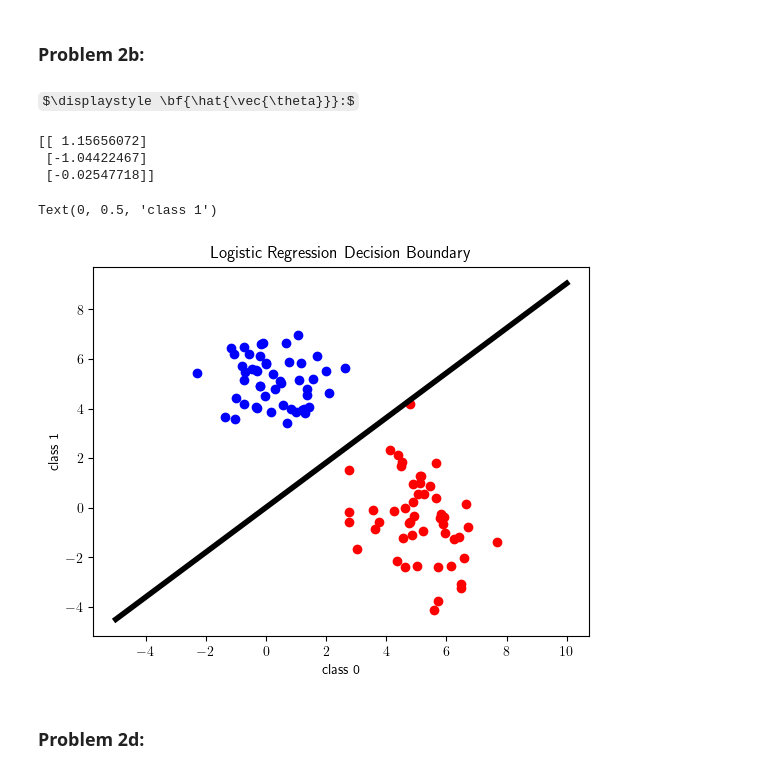
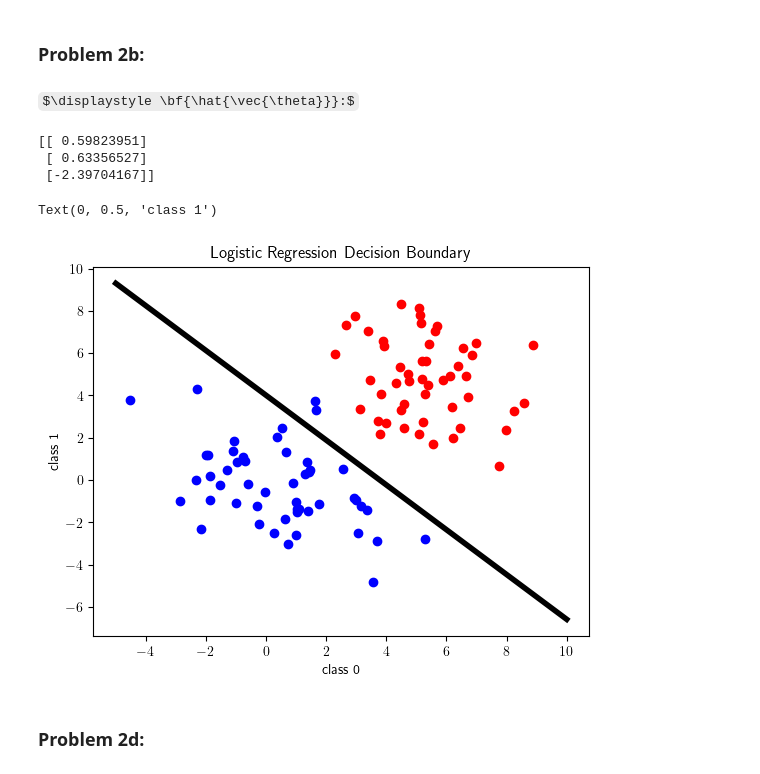
Before and after one commit to RichProgrammerEE/ECE524-Machine-Learning, a Jupyter notebook: hw4/hw4.ipynb, the cells around one changed output. Drawn from its saved outputs; the diff is of its cells as text; code cells hidden in the pictures; some formulas as TeX source.

```diff
--- a/hw4/hw4.ipynb
+++ b/hw4/hw4.ipynb
@@ -33,10 +33,8 @@ display(Image(filename="./images/hw4_p2a.png", height=400, width=500))
 # %% [markdown]
 ### Problem 2b:
 # %%
-# class0 = np.loadtxt(data_directory() / "homework4_class0.txt")
-# class1 = np.loadtxt(data_directory() / "homework4_class1.txt")
-class0 = np.loadtxt(data_directory() / "q4_2" / "quiz4_class0.txt")
-class1 = np.loadtxt(data_directory() / "q4_2" / "quiz4_class1.txt")
+class0 = np.loadtxt(data_directory() / "homework4_class0.txt")
+class1 = np.loadtxt(data_directory() / "homework4_class1.txt")
 A = np.vstack([class0, class1])
 X = np.hstack([A, np.ones((A.shape[0], 1))])
 y = np.vstack([np.zeros([class0.shape[0], 1]), np.ones([class1.shape[0], 1])])
@@ -48,37 +46,37 @@ lambd = 0.01
 # print(f"Class1 Shape: {class1.shape}")
 # print(f"X Shape: {X.shape}")
 # print(f"y Shape: {y.shape}")
 
 # Use CVXPY to minimize regularized logistic loss function
 theta = cvx.Variable((3, 1))
 loss = -cvx.sum(cvx.multiply(y, X @ theta)) \
     + cvx.sum(cvx.log_sum_exp(cvx.hstack([np.zeros((N, 1)), X @ theta]), axis=1))
 reg = cvx.sum_squares(theta)
 prob = cvx.Problem(cvx.Minimize(loss / N + lambd * reg))
 
 prob.solve()
 w = theta.value
 display(Math(r"\bf{\hat{\vec{\theta}}}:"))
 print(w)
 
 fig = plt.figure()
 # Scatter plot the data
 plt.scatter(class0[:, 0], class0[:, 1], color="b")
 plt.scatter(class1[:, 0], class1[:, 1], color="r")
 # Plot the decision boundary
 x_axis = np.linspace(-5, 10, 100)
 g_w = -w[2] / w[0] - (w[1] / w[0]) * x_axis
 plt.plot(x_axis, g_w, "k", linewidth=4)
 plt.title("Logistic Regression Decision Boundary")
 plt.xlabel("class 0")
 plt.ylabel("class 1")
 # %% [output]
 $\displaystyle \bf{\hat{\vec{\theta}}}:$
-[[ 1.15656072]
- [-1.04422467]
- [-0.02547718]]
+[[ 0.59823951]
+ [ 0.63356527]
+ [-2.39704167]]
 Text(0, 0.5, 'class 1')
-[figure, old version]
+[figure, new version]
 # %% [markdown]
 ### Problem 2d:
 # %%
```
Also changed, not shown: parts of 4 cells of this notebook.
